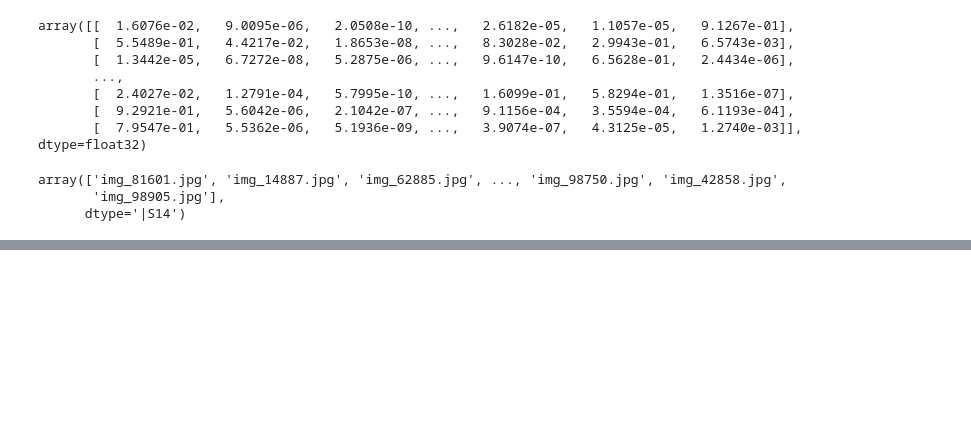
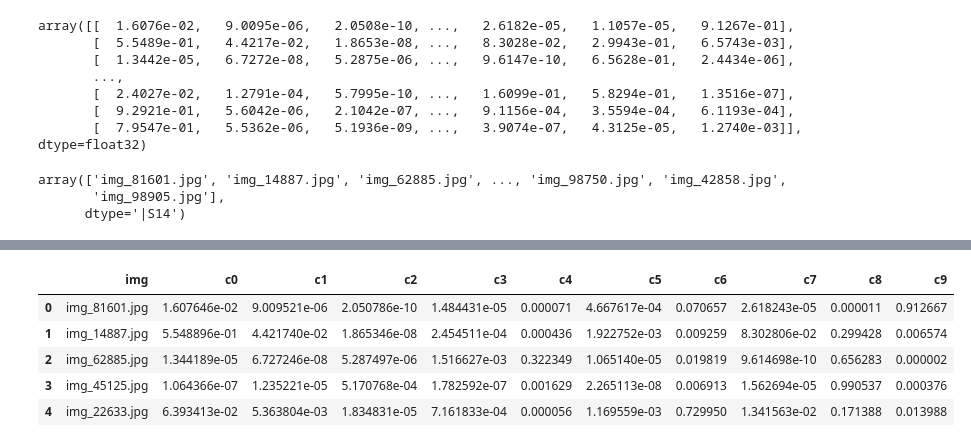
Before and after one commit to kmclaugh/fastai_courses, a Jupyter notebook: kevin_files/distracted_driving.ipynb, the cells around one changed output, grey strips where cells are left out. Saved outputs shown, nothing was run; the diff lists cells and outputs as text; code cells hidden in the pictures; blank space fills up the shorter version.

```diff
--- a/kevin_files/distracted_driving.ipynb
+++ b/kevin_files/distracted_driving.ipynb
@@ -94,2 +91,5 @@ ValueError: could not convert string to float: img_81601.jpg
 # %%
-np.savetxt(path+'submission.csv', subm, fmt='%d,%.5f', header='img,c0,c1,c2,c3,c4,c5,c6,c7,c8,c9', comments='')
+import pandas as pd
+
+df = pd.DataFrame(data=preds, columns=['c0','c1','c2','c3','c4','c5','c6','c7','c8','c9'])
+df.head()
@@ -95,0 +103,14 @@ np.savetxt(path+'submission.csv', subm, fmt='%d,%.5f', header='img,c0,c1,c2,c3,c
+# %%
+filename_series = pd.Series(file_ids)
+df['img'] = filename_series
+cols = df.columns.tolist()
+cols = cols[-1:] + cols[:-1]
+df = df[cols]
+df.head()
+# %% [output]
+|  | img | c0 | c1 | c2 | c3 | c4 | c5 | c6 | c7 | c8 | c9 |
+| 0 | img_81601.jpg | 1.607646e-02 | 9.009521e-06 | 2.050786e-10 | 1.484431e-05 | 0.000071 | 4.667617e-04 | 0.070657 | 2.618243e-05 | 0.000011 | 0.912667 |
+| 1 | img_14887.jpg | 5.548896e-01 | 4.421740e-02 | 1.865346e-08 | 2.454511e-04 | 0.000436 | 1.922752e-03 | 0.009259 | 8.302806e-02 | 0.299428 | 0.006574 |
+| 2 | img_62885.jpg | 1.344189e-05 | 6.727246e-08 | 5.287497e-06 | 1.516627e-03 | 0.322349 | 1.065140e-05 | 0.019819 | 9.614698e-10 | 0.656283 | 0.000002 |
+| 3 | img_45125.jpg | 1.064366e-07 | 1.235221e-05 | 5.170768e-04 | 1.782592e-07 | 0.001629 | 2.265113e-08 | 0.006913 | 1.562694e-05 | 0.990537 | 0.000376 |
+| 4 | img_22633.jpg | 6.393413e-02 | 5.363804e-03 | 1.834831e-05 | 7.161833e-04 | 0.000056 | 1.169559e-03 | 0.729950 | 1.341563e-02 | 0.171388 | 0.013988 |
```
Also changed, not shown: parts of 3 cells of this notebook, 1 other file.
